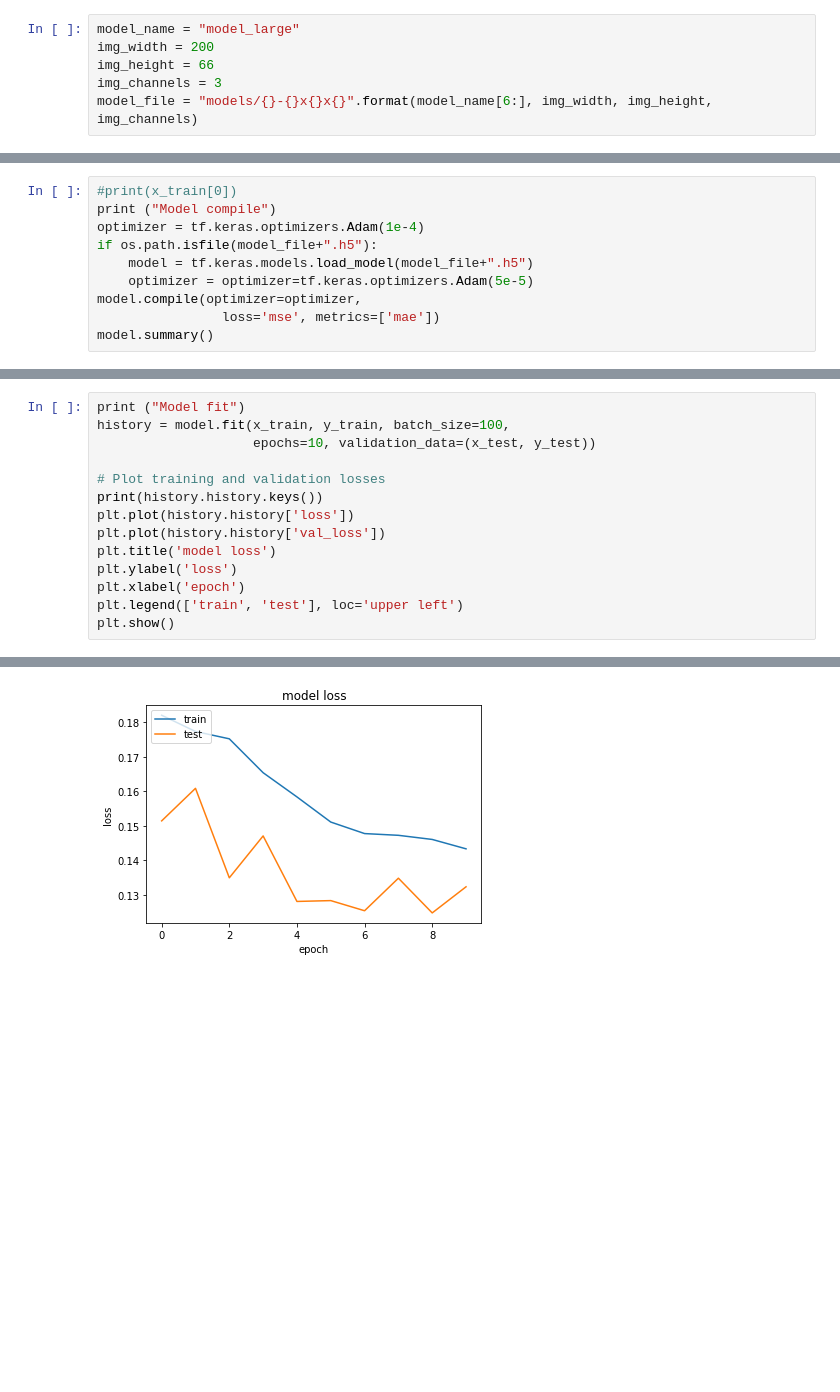
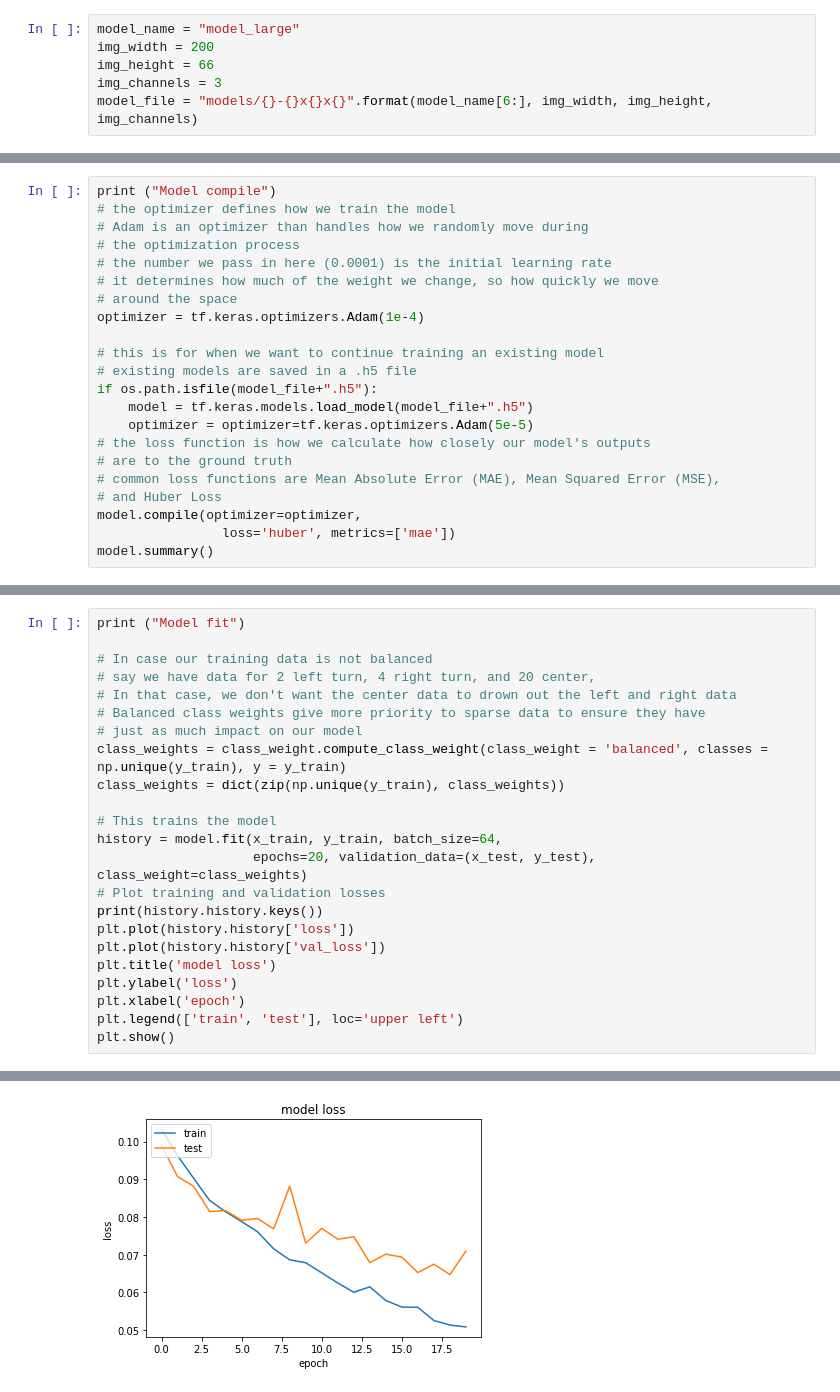
Before and after one commit to zarrar1607/DeepPicar-v3, a Jupyter notebook: RunAll.ipynb, the cells around one changed output, grey strips where cells are left out. Cells and saved outputs as stored; diff of their text form; blank space fills up the shorter version.

Commit message:
Add class_weight balance and some comments

```diff
--- a/RunAll.ipynb
+++ b/RunAll.ipynb
@@ -119,10 +142,0 @@ Train/Test
-# %%
-#print(x_train[0])
-print ("Model compile")
-optimizer = tf.keras.optimizers.Adam(1e-4)
-if os.path.isfile(model_file+".h5"):
-    model = tf.keras.models.load_model(model_file+".h5")
-    optimizer = optimizer=tf.keras.optimizers.Adam(5e-5)
-model.compile(optimizer=optimizer,
-                loss='mse', metrics=['mae'])
-model.summary()
@@ -146,0 +143,22 @@ _________________________________________________________________
+# %%
+print ("Model compile")
+# the optimizer defines how we train the model
+# Adam is an optimizer than handles how we randomly move during
+# the optimization process
+# the number we pass in here (0.0001) is the initial learning rate
+# it determines how much of the weight we change, so how quickly we move
+# around the space
+optimizer = tf.keras.optimizers.Adam(1e-4)
+
+# this is for when we want to continue training an existing model
+# existing models are saved in a .h5 file
+if os.path.isfile(model_file+".h5"):
+    model = tf.keras.models.load_model(model_file+".h5")
+    optimizer = optimizer=tf.keras.optimizers.Adam(5e-5)
+# the loss function is how we calculate how closely our model's outputs
+# are to the ground truth
+# common loss functions are Mean Absolute Error (MAE), Mean Squared Error (MSE),
+# and Huber Loss
+model.compile(optimizer=optimizer,
+                loss='huber', metrics=['mae'])
+model.summary()
@@ -147,8 +183,17 @@ _________________________________________________________________
 # %%
 print ("Model fit")
-history = model.fit(x_train, y_train, batch_size=100,
-                    epochs=10, validation_data=(x_test, y_test))
 
+# In case our training data is not balanced
+# say we have data for 2 left turn, 4 right turn, and 20 center,
+# In that case, we don't want the center data to drown out the left and right data
+# Balanced class weights give more priority to sparse data to ensure they have
+# just as much impact on our model
+class_weights = class_weight.compute_class_weight(class_weight = 'balanced', classes = np.unique(y_train), y = y_train)
+class_weights = dict(zip(np.unique(y_train), class_weights))
+
+# This trains the model
+history = model.fit(x_train, y_train, batch_size=64,
+                    epochs=20, validation_data=(x_test, y_test), class_weight=class_weights)
 # Plot training and validation losses
 print(history.history.keys())
 plt.plot(history.history['loss'])
@@ -178,3 +223,3 @@ Epoch 10/10
 dict_keys(['loss', 'mae', 'val_loss', 'val_mae'])
-[figure, old version]
+[figure, new version]
 # %%
```
Also changed, not shown: parts of 12 cells of this notebook.
